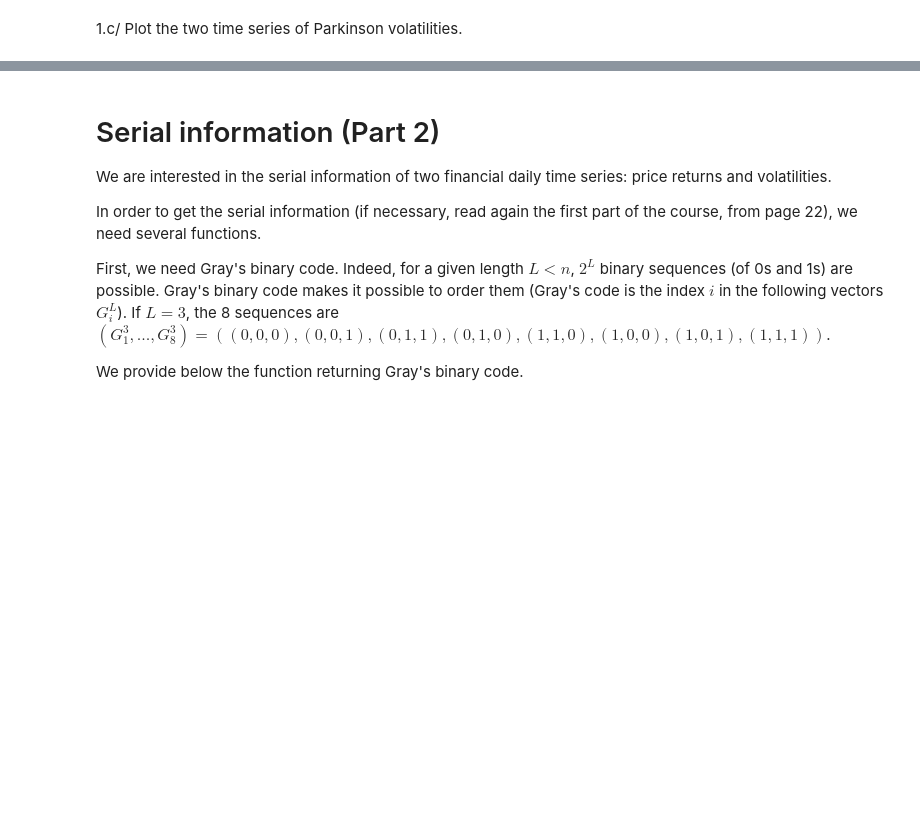
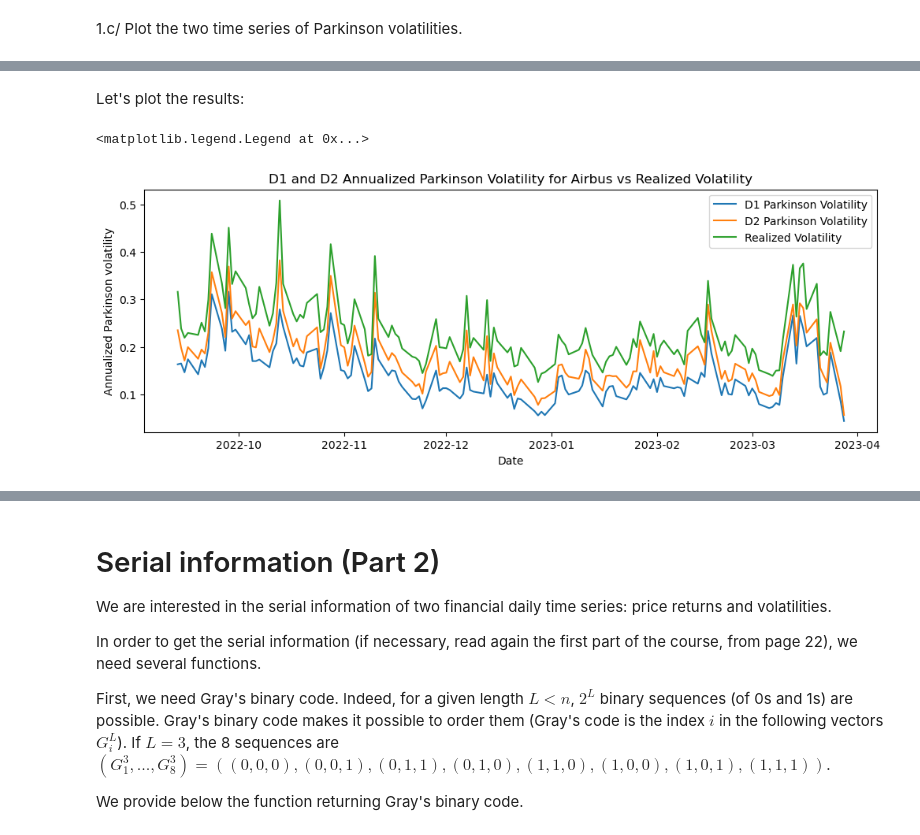
Before and after one commit to dianemans/Proj1_NPFD, a Jupyter notebook: M. Garcin/Project Part 1_serial dependence of Parkinson volatility.ipynb, the cells around one changed output, grey strips where cells are left out. Saved outputs shown, nothing was run; the diff lists cells and outputs as text; code cells hidden in the pictures; blank space fills up the shorter version.

```diff
--- a/M. Garcin/Project Part 1_serial dependence of Parkinson volatility.ipynb
+++ b/M. Garcin/Project Part 1_serial dependence of Parkinson volatility.ipynb
@@ -176,0 +200,16 @@ plt.legend()
+# %%
+# Group the data by day (excluding the first line, which is a return between two distinct days)
+data_AIR_no_first = data_AIR[data_AIR.groupby('Date only').cumcount() > 0] #.cumcount()>0 makes it possible to remove the first line of each group
+#Calculate the standard deviation of the returns for each day as well as the number of observations used
+daily_volatility = data_AIR_no_first.groupby('Date only')['Return'].std()
+daily_count = data_AIR_no_first.groupby('Date only').size()
+#Create a dataframe for the dates and the volatilities
+daily_stats_AIR_df = pd.DataFrame({
+    'Date': daily_volatility.index,
+    '1-mn vol': daily_volatility.values,
+    '1-mn nb of obs': daily_count.values
+})
+
+#252 days each year, number of minutes each day approximatively 512: so 252*512 1-min time intervals in a year
+daily_stats_AIR_df['1-mn vol'] = daily_stats_AIR_df['1-mn vol'] * np.sqrt(252 * 512)
+daily_stats_AIR_df.head()
@@ -176,0 +223,14 @@ plt.legend()
+# %% [markdown]
+Let's plot the results:
+# %%
+plt.figure(figsize=(12, 4))
+plt.plot(D1_parkinson_vol, label='D1 Parkinson Volatility')
+plt.plot(D2_parkinson_vol, label='D2 Parkinson Volatility')
+plt.plot( daily_stats_AIR_df['Date'], daily_stats_AIR_df['1-mn vol'], label='Realized Volatility')
+plt.title('D1 and D2 Annualized Parkinson Volatility for Airbus vs Realized Volatility')
+plt.xlabel('Date')
+plt.ylabel('Annualized Parkinson volatility')
+plt.legend()
+# %% [output]
+<matplotlib.legend.Legend at 0x...>
+[figure, added]
```
Also changed, not shown: parts of 18 cells of this notebook.
